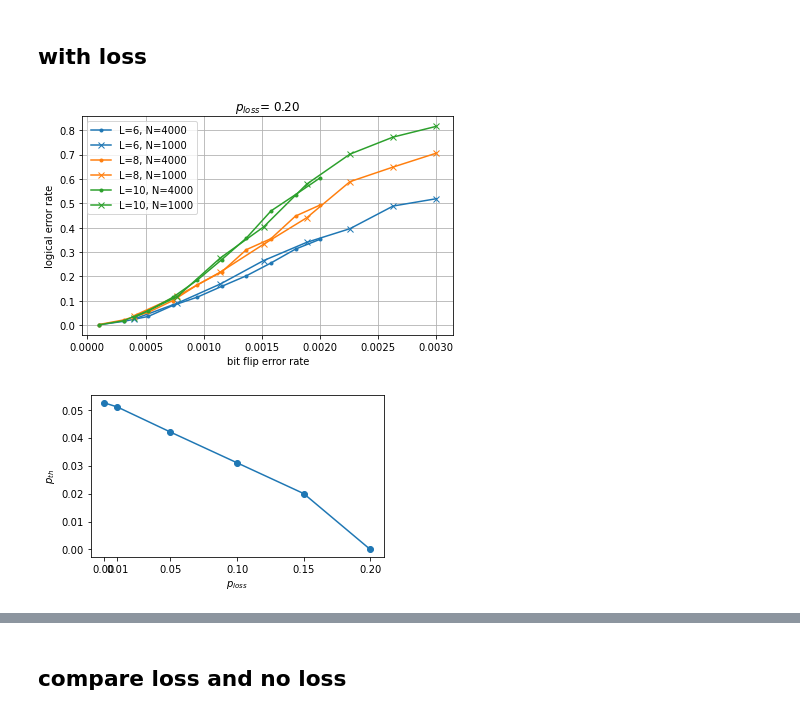
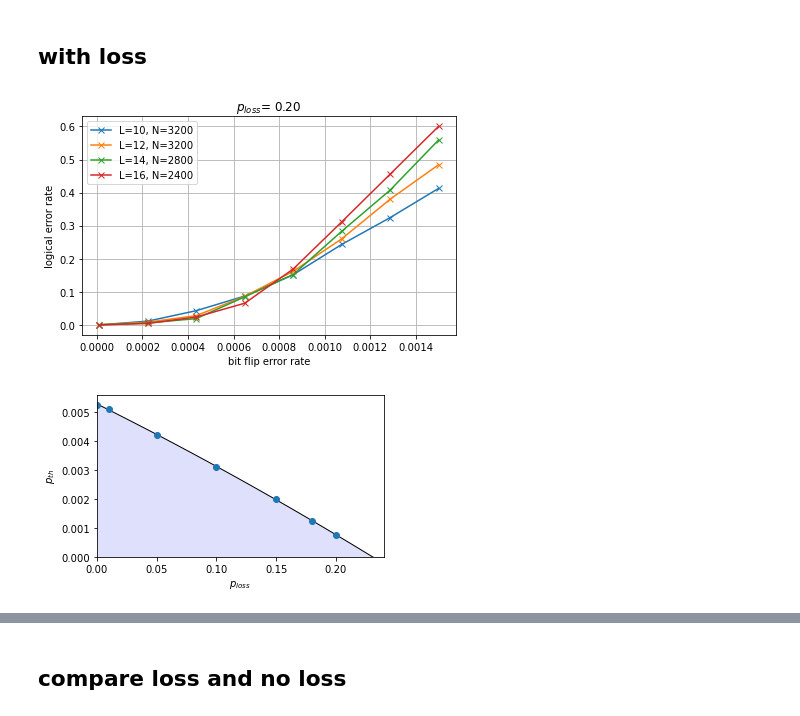
Before and after one commit to hassan-shap/quantum-emitter, a Jupyter notebook: pp_threshold_qdot.ipynb, the cells around one changed output, grey strips where cells are left out. Drawn from its saved outputs; the diff is of its cells as text; code cells hidden in the pictures.

Commit message:
qdot loss

```diff
--- a/pp_threshold_qdot.ipynb
+++ b/pp_threshold_qdot.ipynb
@@ -60,15 +60,15 @@ plt.show()
 # %% [markdown]
 ## with loss
 # %%
-repeat = 24
-L_list = [6,8,10]
+repeat = 20
+L_list = [10,12,14,16]
 prob_l = 0.2
 
 plt.figure(1)#,figsize=(5,3))
 for i_L, L in enumerate(L_list):
     first = True
     for i_rep in range(repeat):
-        fname = "data_loss_qdot/" + "p1_eq_p2_p_%.2f_L_%d_i_%d_new.npz" % (prob_l,L,i_rep)
+        fname = "data_loss_qdot/" + "p1_eq_p2_p_%.2f_L_%d_i_%d_fine.npz" % (prob_l,L,i_rep)
         if os.path.exists(fname):
             npz_file = np.load(fname)
             p1_list, loss_prob, fail_prob_z, Nrep_loss, Nrep_flip = npz_file['p1_list'], npz_file['loss_prob'], npz_file['fail_prob_z'], npz_file['Nrep_loss'], npz_file['Nrep_flip']
@@ -85,55 +85,66 @@ for i_L, L in enumerate(L_list):
     if not first:
         failure_ratio = fail_prob_avg/Ntot
         loss_ratio = loss_prob_avg/Ntot
-        plt.plot(p1_list,failure_ratio,".-", color="C%d" % (i_L), label="L=%d, N=%d" % (L,Ntot))
+        # plt.plot(p1_list,failure_ratio,".-", color="C%d" % (i_L), label="L=%d, N=%d" % (L,Ntot))
 
     first = True
     for i_rep in range(repeat):
-        fname = "data_loss_qdot/" + "p1_eq_p2_p_%.2f_L_%d_i_%d.npz" % (prob_l,L,i_rep)
+        fname = "data_loss_qdot/" + "p1_eq_p2_p_%.2f_L_%d_i_%d_new2.npz" % (prob_l,L,i_rep)
         if os.path.exists(fname):
             npz_file = np.load(fname)
             p1_list, loss_prob, fail_prob_z, Nrep_loss, Nrep_flip = npz_file['p1_list'], npz_file['loss_prob'], npz_file['fail_prob_z'], npz_file['Nrep_loss'], npz_file['Nrep_flip']
             if first :
                 first = False
                 fail_prob_avg = np.zeros(len(p1_list))
                 loss_prob_avg = 0
                 Ntot_loss = 0
                 Ntot_flip = 0
                 Ntot = 0
             fail_prob_avg += (fail_prob_z+loss_prob)
             loss_prob_avg += loss_prob
             Ntot += Nrep_loss#*(Nrep_loss-loss_prob)+loss_prob
     if not first:
         failure_ratio = fail_prob_avg/Ntot
         loss_ratio = loss_prob_avg/Ntot
         plt.plot(p1_list,failure_ratio,"x-", color="C%d" % (i_L), label="L=%d, N=%d" % (L,Ntot))
 
 
 
 plt.legend()
 plt.title(r"$p_{loss} $= %.2f " % (prob_l))
-# plt.ylim([0.0,0.6])
+# plt.ylim([0.0,0.2])
+# plt.xlim([0.0,1e-3])
 # plt.xticks(np.arange(0.08,0.131,0.01))
 # plt.xticks(np.arange(0.0s6,0.1,0.01))
 plt.grid()
 plt.xlabel("bit flip error rate")
 plt.ylabel("logical error rate")
 # plt.legend()
 plt.tight_layout()
 # plt.savefig("figs/loss_%.2f_toric_threshold.pdf" % (prob_l))
 plt.show()
 # %% [output]
-[figure, old version]
+[figure, new version]
 # %%
-p_loss = [0,0.01,0.05,0.1,0.15,0.2]
-p_th = [0.0525,0.051,0.042,0.031,0.02,0]
+p_loss = [0,0.01,0.05,0.1,0.15,0.18,0.2]
+p_th = [0.00525,0.0051,0.0042,0.0031,0.002,0.00125,0.00075]
+
+z = np.polyfit(p_loss, p_th, 2)
+x_plot = np.linspace(min(p_loss),1.2*max(p_loss))
+y_plot = z[2]+z[1]*x_plot + z[0]*x_plot**2
 
 plt.figure(1,figsize=(5,3))
-plt.plot(p_loss,p_th,"o-")
+plt.plot(x_plot,y_plot,"k",linewidth=1)
+plt.fill_between(x_plot,y_plot,color="#DFE0FB")
+plt.plot(p_loss,p_th,"o")
 plt.ylabel(r"$p_{th}$")
 plt.xlabel(r"$p_{loss}$")
-plt.xticks(p_loss)
+plt.xticks(np.arange(0,0.21,0.05))
+plt.yticks(np.arange(0,0.0051,0.001))
+plt.xlim([0,0.24])
+plt.ylim([0,1.06*max(p_th)])
 plt.tight_layout()
+plt.savefig("figs/loss_error_phasediag.pdf")
 plt.show()
 # %% [output]
-[figure, old version]
+[figure, new version]
```
Also changed, not shown: parts of 3 cells of this notebook, 55 other files.
